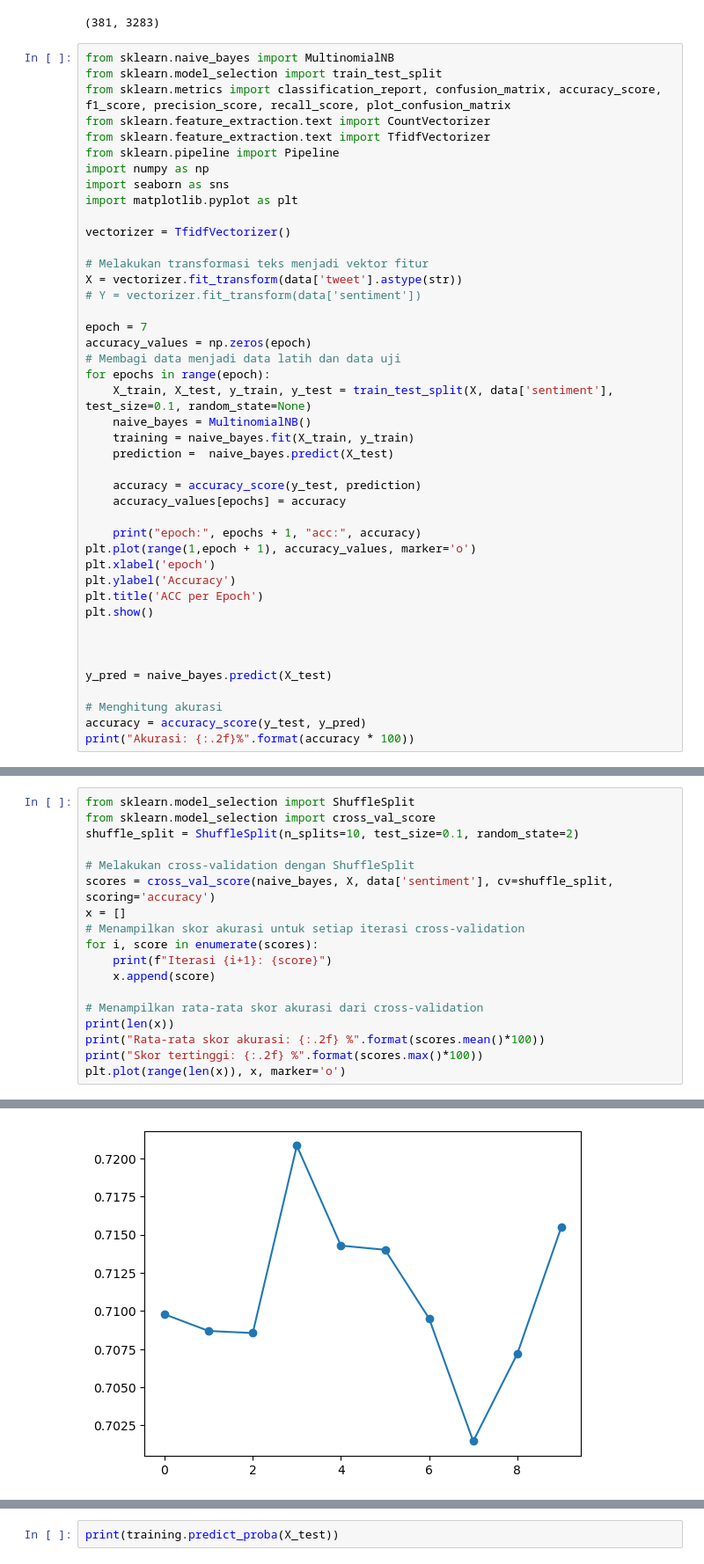
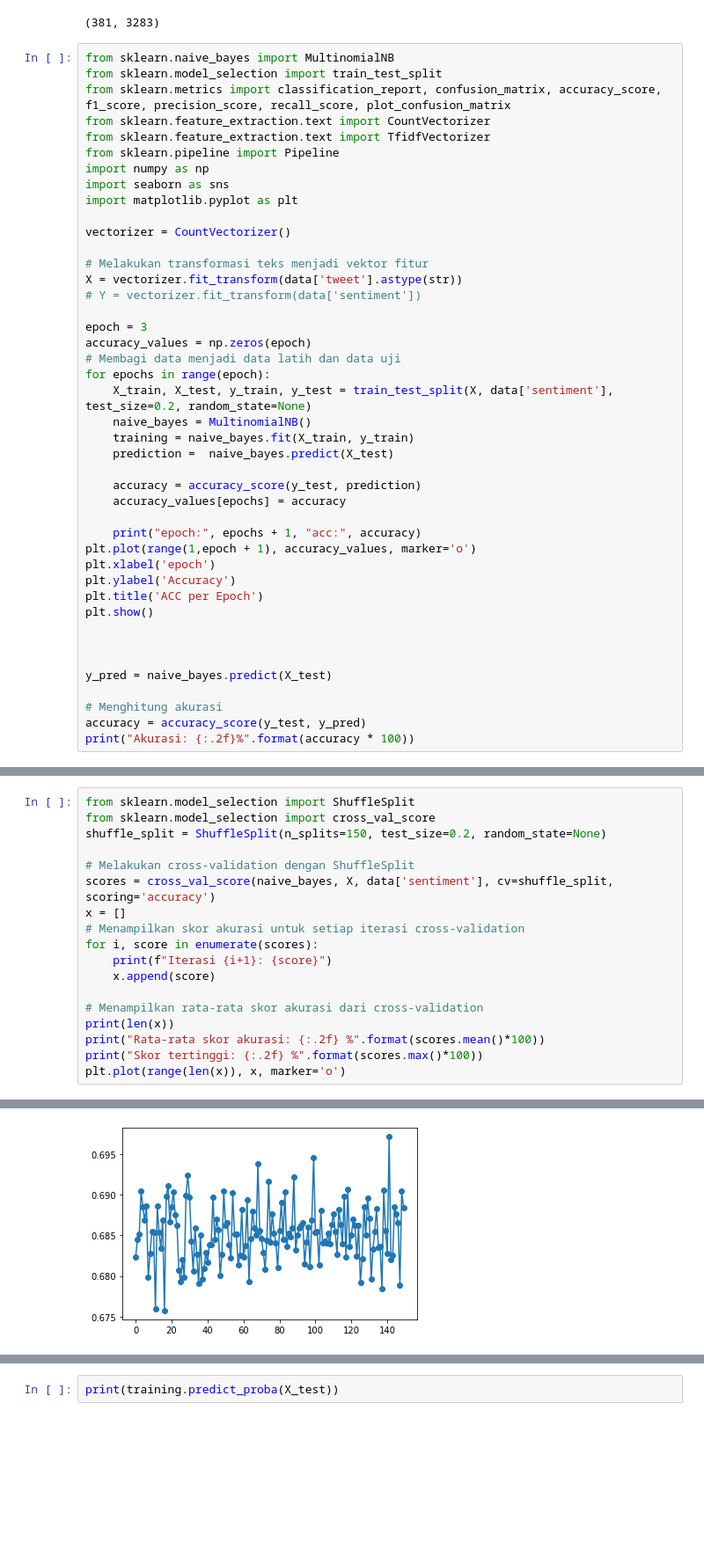
Before and after one commit to fahdmuchammad/Sentiment, a Jupyter notebook: FIX/skripsi1.ipynb, the cells around one changed output, grey strips where cells are left out. Shown at 88% size. Drawn from its saved outputs; the diff is of its cells as text; blank space fills up the shorter version.

```diff
--- a/FIX/skripsi1.ipynb
+++ b/FIX/skripsi1.ipynb
@@ -486,17 +494,17 @@ import numpy as np
 import seaborn as sns
 import matplotlib.pyplot as plt
 
-vectorizer = TfidfVectorizer()
+vectorizer = CountVectorizer()
 
 # Melakukan transformasi teks menjadi vektor fitur
 X = vectorizer.fit_transform(data['tweet'].astype(str))
 # Y = vectorizer.fit_transform(data['sentiment'])
 
-epoch = 7
+epoch = 3
 accuracy_values = np.zeros(epoch)
 # Membagi data menjadi data latih dan data uji
 for epochs in range(epoch):
-    X_train, X_test, y_train, y_test = train_test_split(X, data['sentiment'], test_size=0.1, random_state=None)
+    X_train, X_test, y_train, y_test = train_test_split(X, data['sentiment'], test_size=0.2, random_state=None)
     naive_bayes = MultinomialNB()
     training = naive_bayes.fit(X_train, y_train)
     prediction =  naive_bayes.predict(X_test)
@@ -551,7 +553,7 @@ print(X)
 # %%
 from sklearn.model_selection import ShuffleSplit
 from sklearn.model_selection import cross_val_score
-shuffle_split = ShuffleSplit(n_splits=10, test_size=0.1, random_state=2)
+shuffle_split = ShuffleSplit(n_splits=150, test_size=0.2, random_state=None)
 
 # Melakukan cross-validation dengan ShuffleSplit
 scores = cross_val_score(naive_bayes, X, data['sentiment'], cv=shuffle_split, scoring='accuracy')
@@ -583,5 +589,5 @@ Skor tertinggi: 72.08 %
 [<matplotlib.lines.Line2D at 0x...>]
-[figure, old version]
+[figure, new version]
 # %%
 acc_mnb = accuracy_score(y_test, y_pred)
 print("Accuracy: {0:.4f}".format(acc_mnb))
```
Also changed, not shown: parts of 27 cells of this notebook, 24 other files.
